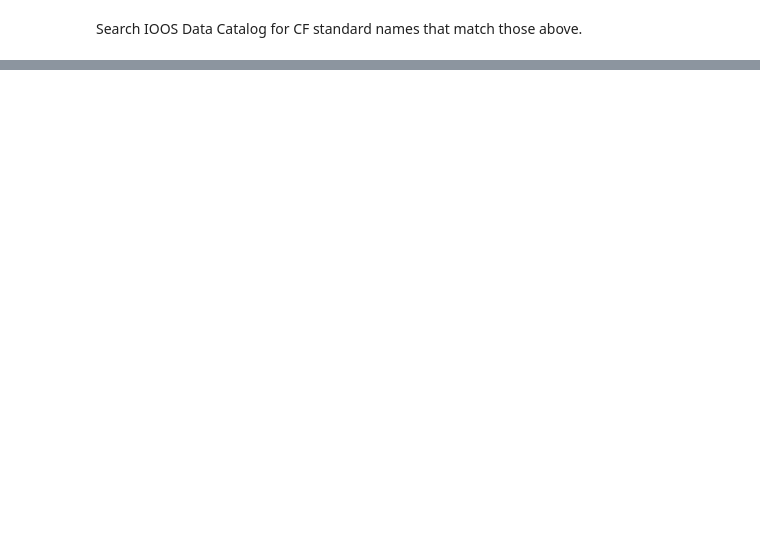
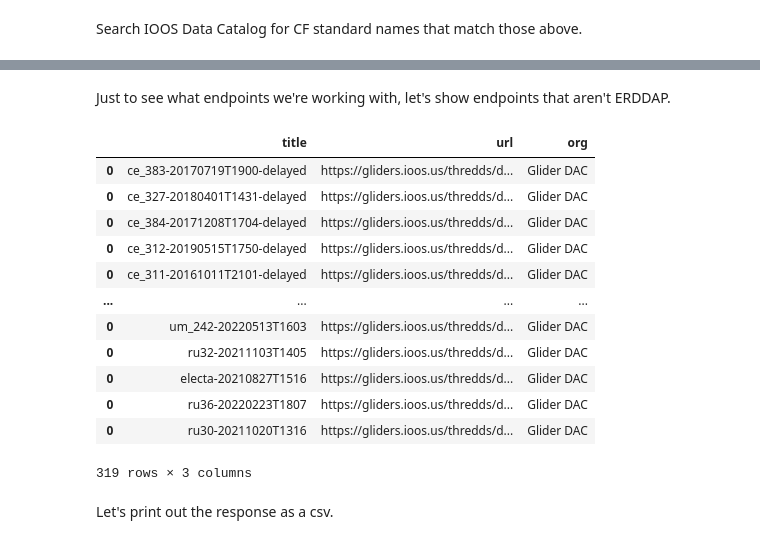
Before and after one commit to MathewBiddle/sandbox, a Jupyter notebook: notebooks/CKAN_API_Query.ipynb, the cells around one changed output, grey strips where cells are left out. Saved outputs shown, nothing was run; the diff lists cells and outputs as text; code cells hidden in the pictures; blank space fills up the shorter version.

```diff
--- a/notebooks/CKAN_API_Query.ipynb
+++ b/notebooks/CKAN_API_Query.ipynb
@@ -119,0 +202,20 @@ found 0 dataset(s)
+# %% [markdown]
+Just to see what endpoints we're working with, let's show endpoints that aren't ERDDAP.
+# %%
+df_out_nodups.loc[~df_out_nodups['url'].str.contains('erddap')]
+# %% [output]
+|  | title | url | org |
+| 0 | ce_383-20170719T1900-delayed | https://gliders.ioos.us/thredds/d... | Glider DAC |
+| 0 | ce_327-20180401T1431-delayed | https://gliders.ioos.us/thredds/d... | Glider DAC |
+| 0 | ce_384-20171208T1704-delayed | https://gliders.ioos.us/thredds/d... | Glider DAC |
+| 0 | ce_312-20190515T1750-delayed | https://gliders.ioos.us/thredds/d... | Glider DAC |
+| 0 | ce_311-20161011T2101-delayed | https://gliders.ioos.us/thredds/d... | Glider DAC |
+| ... | ... | ... | ... |
+| 0 | um_242-20220513T1603 | https://gliders.ioos.us/thredds/d... | Glider DAC |
+| 0 | ru32-20211103T1405 | https://gliders.ioos.us/thredds/d... | Glider DAC |
+| 0 | electa-20210827T1516 | https://gliders.ioos.us/thredds/d... | Glider DAC |
+| 0 | ru36-20220223T1807 | https://gliders.ioos.us/thredds/d... | Glider DAC |
+| 0 | ru30-20211020T1316 | https://gliders.ioos.us/thredds/d... | Glider DAC |
+319 rows × 3 columns
+# %% [markdown]
+Let's print out the response as a csv.
```
Also changed, not shown: parts of 10 cells of this notebook.
